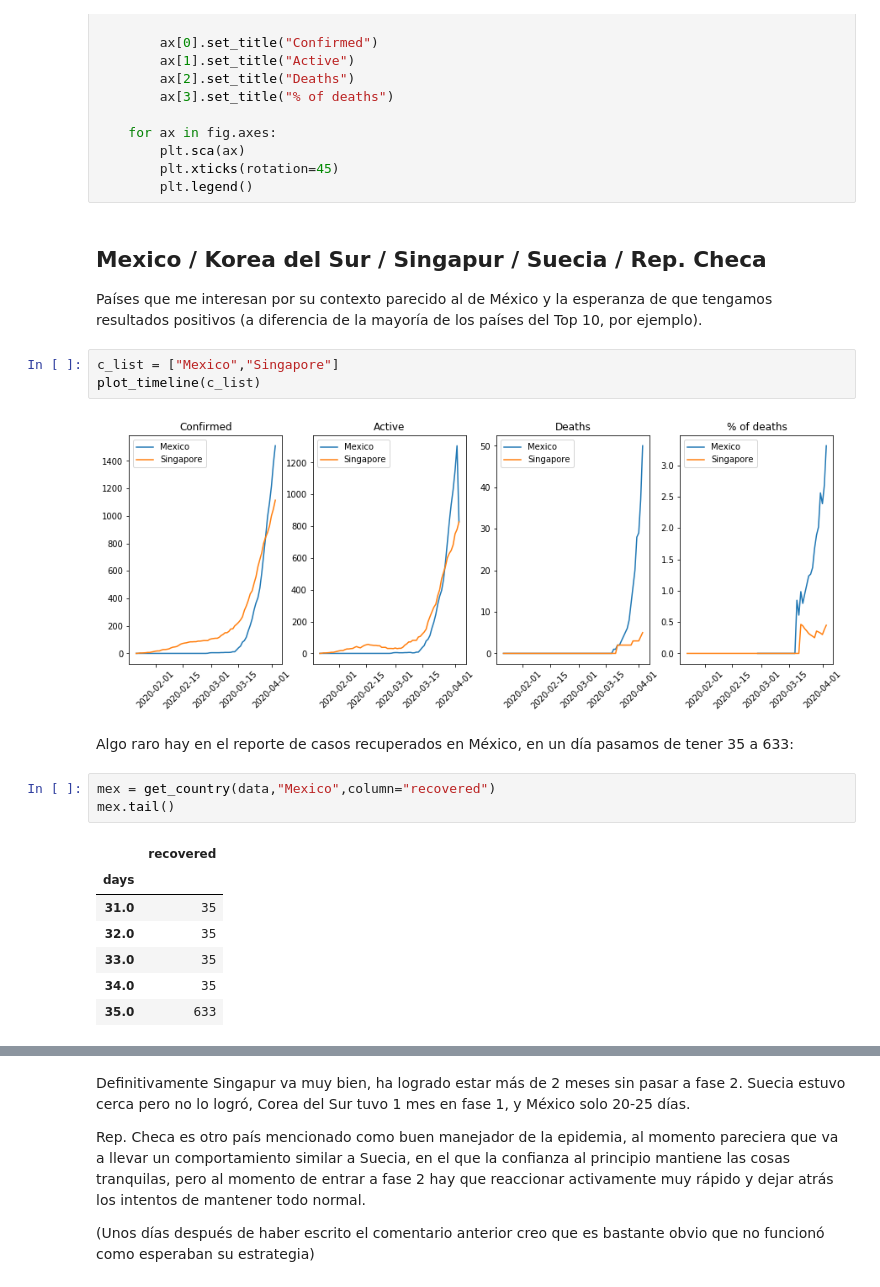
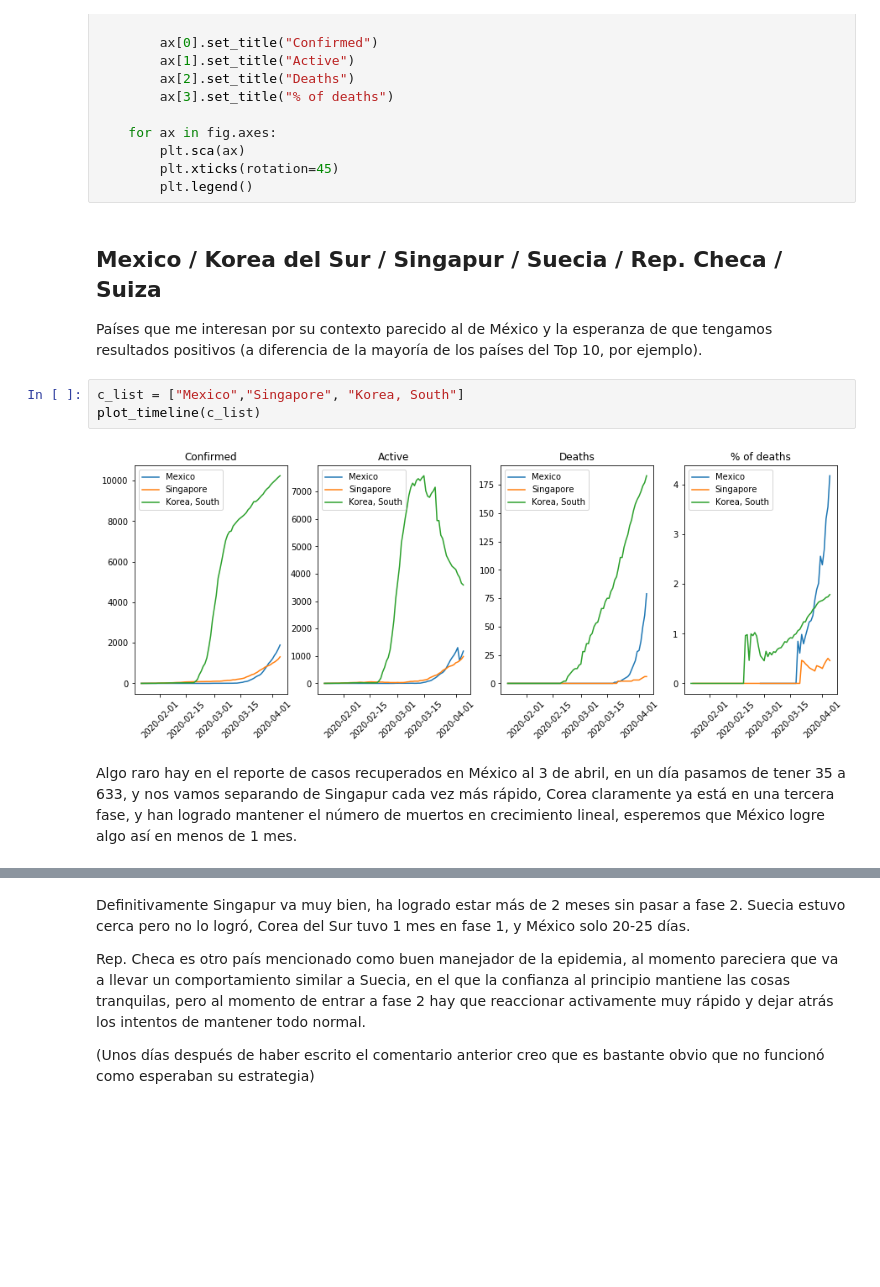
Before and after one commit to garaged/covid19-dataview, a Jupyter notebook: covid-19 pomber data set.ipynb, the cells around one changed output, grey strips where cells are left out. Cells and saved outputs as stored; diff of their text form; blank space fills up the shorter version.

Commit message:
Actualizacion 2020-04-05, cada vez mas peculiaridades

```diff
--- a/covid-19 pomber data set.ipynb
+++ b/covid-19 pomber data set.ipynb
@@ -324,24 +375,13 @@ def plot_timeline(c_list = ["Mexico"], figsize=(15,5)):
         plt.xticks(rotation=45)
         plt.legend()
 # %% [markdown]
-## Mexico / Korea del Sur / Singapur / Suecia / Rep. Checa
+## Mexico / Korea del Sur / Singapur / Suecia / Rep. Checa / Suiza
 Países que me interesan por su contexto parecido al de México y la esperanza de que tengamos resultados positivos (a diferencia de la mayoría de los países del Top 10, por ejemplo).
 # %%
-c_list = ["Mexico","Singapore"]
+c_list = ["Mexico","Singapore", "Korea, South"]
 plot_timeline(c_list)
 # %% [output]
-[figure, old version]
+[figure, new version]
 # %% [markdown]
-Algo raro hay en el reporte de casos recuperados en México, en un día pasamos de tener 35 a 633:
+Algo raro hay en el reporte de casos recuperados en México al 3 de abril, en un día pasamos de tener 35 a 633, y nos vamos separando de Singapur cada vez más rápido, Corea claramente ya está en una tercera fase, y han logrado mantener el número de muertos en crecimiento lineal, esperemos que México logre algo así en menos de 1 mes.
-# %%
-mex = get_country(data,"Mexico",column="recovered")
-mex.tail()
-# %% [output]
-|  | recovered |
-| days |  |
-| 31.0 | 35 |
-| 32.0 | 35 |
-| 33.0 | 35 |
-| 34.0 | 35 |
-| 35.0 | 633 |
 # %%
```
Also changed, not shown: parts of 64 cells of this notebook, 1 other file.
